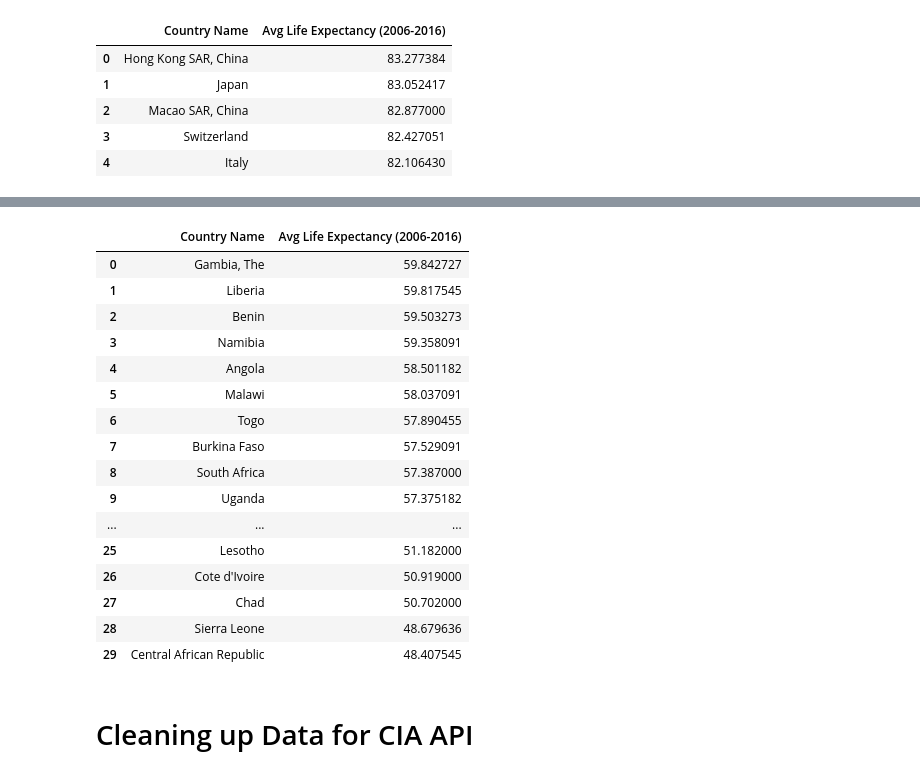
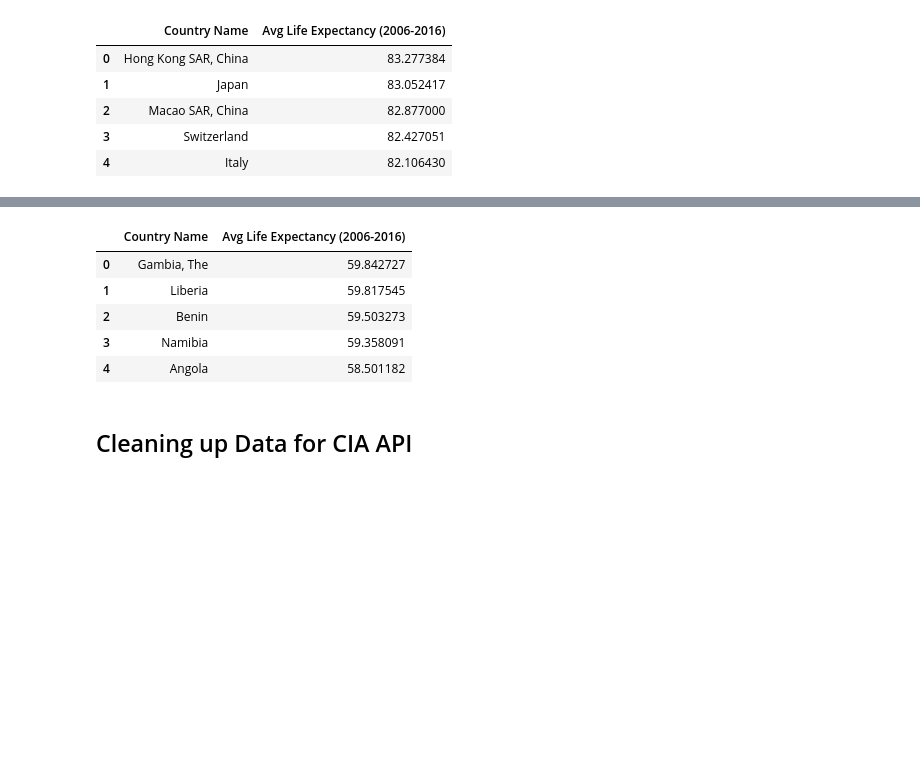
Before and after one commit to rdhaliwal96/group_collaboration, a Jupyter notebook: rafael/world_population_data.ipynb, the cells around one changed output, grey strips where cells are left out. Drawn from its saved outputs; the diff is of its cells as text; code cells hidden in the pictures; blank space fills up the shorter version.

```diff
--- a/rafael/world_population_data.ipynb
+++ b/rafael/world_population_data.ipynb
@@ -88,31 +79,20 @@ top_avg_life_10_years
 # %%
 # Set criteria for lowest life expectancy where lowest is 60 years and below.
 # 30 countries fall under this criteria
 
 bot_avg_life_10_years = avg_life_10_years.loc[avg_life_10_years["Avg Life Expectancy (2006-2016)"] < 60]
 bot_avg_life_10_years = bot_avg_life_10_years.drop(index = [200,201,203,209,210,211,214]).reset_index(drop = True) # drops regions that aren't countries
 
-bot_avg_life_10_years
+bot_avg_life_10_years.head()
 # %% [output]
 |  | Country Name | Avg Life Expectancy (2006-2016) |
 | 0 | Gambia, The | 59.842727 |
 | 1 | Liberia | 59.817545 |
 | 2 | Benin | 59.503273 |
 | 3 | Namibia | 59.358091 |
 | 4 | Angola | 58.501182 |
-| 5 | Malawi | 58.037091 |
-| 6 | Togo | 57.890455 |
-| 7 | Burkina Faso | 57.529091 |
-| 8 | South Africa | 57.387000 |
-| 9 | Uganda | 57.375182 |
-| ... | ... | ... |
-| 25 | Lesotho | 51.182000 |
-| 26 | Cote d'Ivoire | 50.919000 |
-| 27 | Chad | 50.702000 |
-| 28 | Sierra Leone | 48.679636 |
-| 29 | Central African Republic | 48.407545 |
 # %% [markdown]
-# Cleaning up Data for CIA API #
+## Cleaning up Data for CIA API
 # %%
 # Makes a list that cleans up the top and bottom country names so that they will be compatible with key names
 # in CIA WorldFactBook API
```
Also changed, not shown: parts of 25 cells of this notebook, 43 other files.
